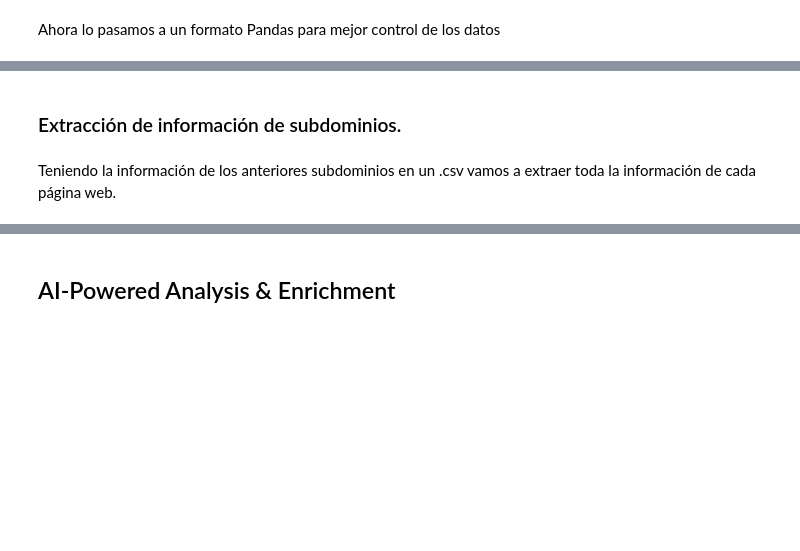
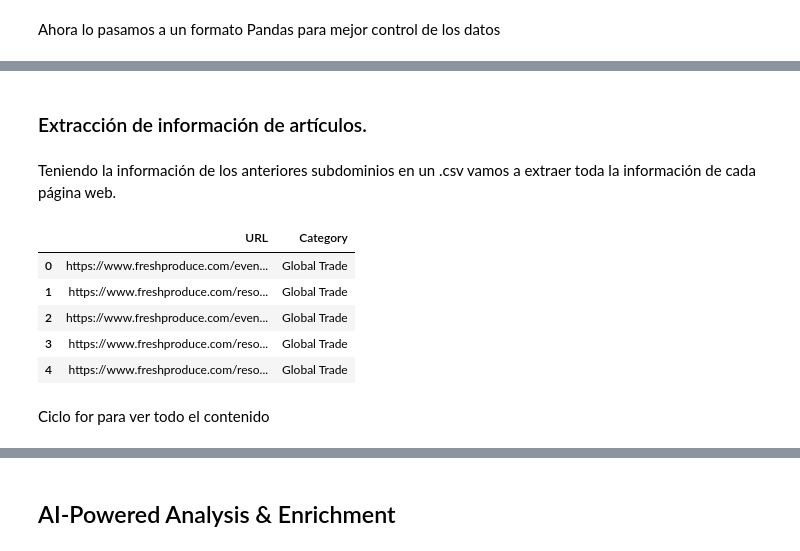
Before and after one commit to Aldair9819/bloom-Technical-Test-2025, a Jupyter notebook: app/app_notebook/app.ipynb, the cells around one changed output, grey strips where cells are left out. Saved outputs shown, nothing was run; the diff lists cells and outputs as text; code cells hidden in the pictures; blank space fills up the shorter version.

Commit message:
Notebook con la extracción completa de artículos de página web, y apartado de LLM para su uso local con Ollama

```diff
--- a/app/app_notebook/app.ipynb
+++ b/app/app_notebook/app.ipynb
@@ -395,6 +411,19 @@ Name: Category, dtype: object
 # %%
 df_dominios.to_csv(f"extracted_subdomains.csv", index=False)  # Guardar el DataFrame en un archivo CSV
 # %% [markdown]
-### Extracción de información de subdominios.
+### Extracción de información de artículos.
 # %% [markdown]
 Teniendo la información de los anteriores subdominios en un .csv vamos a extraer toda la información de cada página web.
+# %%
+import pandas as pd
+df_subdominios = pd.read_csv("extracted_subdomains.csv")  # Cargar el DataFrame desde el archivo CSV
+df_subdominios.head()  # Mostrar las primeras filas del DataFrame
+# %% [output]
+|  | URL | Category |
+| 0 | https://www.freshproduce.com/even... | Global Trade |
+| 1 | https://www.freshproduce.com/reso... | Global Trade |
+| 2 | https://www.freshproduce.com/even... | Global Trade |
+| 3 | https://www.freshproduce.com/reso... | Global Trade |
+| 4 | https://www.freshproduce.com/reso... | Global Trade |
+# %% [markdown]
+Ciclo for para ver todo el contenido
```
Also changed, not shown: parts of 90 cells of this notebook.
